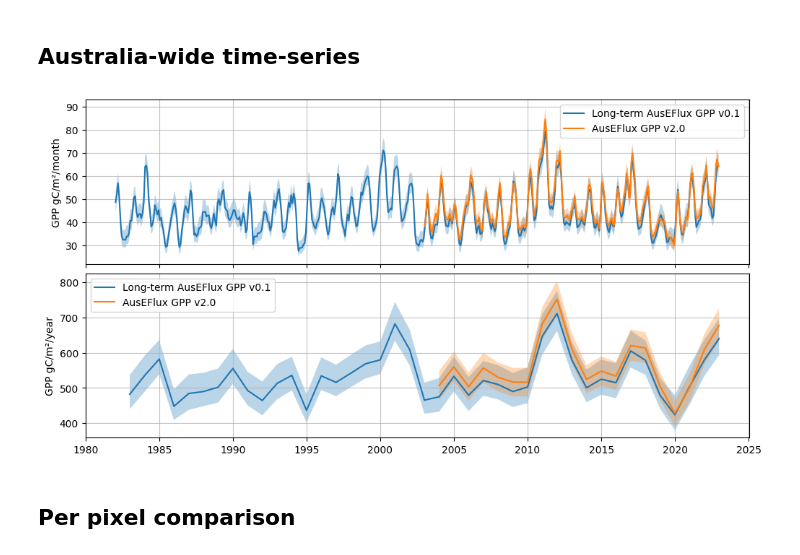
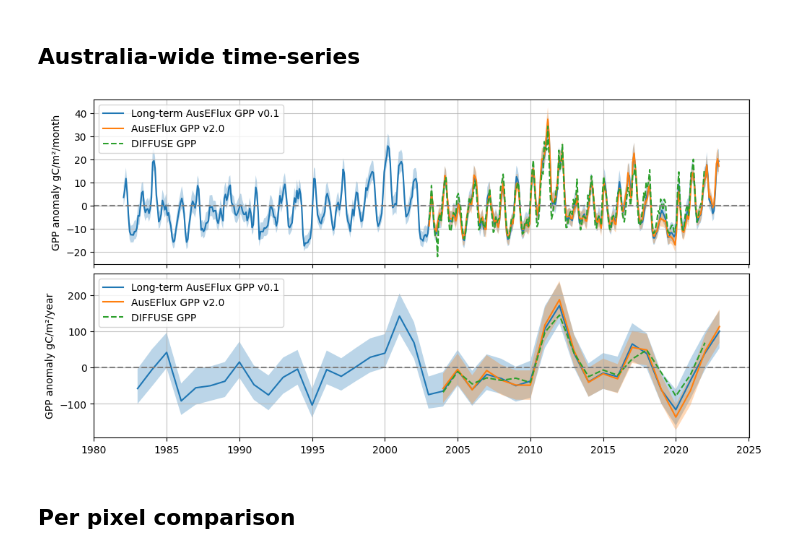
Before and after one commit to cbur24/Aus_CO2_fertilisation, a Jupyter notebook: notebooks/analysis/Compare_AusEFlux_versions.ipynb, the cells around one changed output. Cells and saved outputs as stored; diff of their text form; code cells hidden in the pictures.

```diff
--- a/notebooks/analysis/Compare_AusEFlux_versions.ipynb
+++ b/notebooks/analysis/Compare_AusEFlux_versions.ipynb
@@ -70,6 +70,12 @@ files.sort()
 ds_v1 = xr.open_mfdataset(files).sel(time=slice('1982','2022')).compute()#[f'{var}_median']
 ds_v1 = assign_crs(ds_v1, crs='EPSG:4326')
 ds_v1.attrs['nodata'] = np.nan
+
+# Open DIFFUSE-GPP and/or PML-GPP
+path = '/g/data/os22/chad_tmp/Aus_CO2_fertilisation/data/DIFFUSE_GPP_5km_2003_2021.nc'
+# path = '/g/data/os22/chad_tmp/Aus_CO2_fertilisation/data/PML_GPP_5km_2001_2023.nc'
+pml = assign_crs(xr.open_dataset(path), crs='EPSG:4326')
+pml = pml.sel(time=slice('2003','2022'))
 # %% [markdown]
 ## Reproject to common grid
 
@@ -86,51 +92,64 @@ ds_v2 = round_coords(ds_v2)
 # %% [markdown]
 ## Australia-wide time-series
 # %%
-# Long term means
+# Long term per-pixel means
 mean_v1= ds_v1.sel(time=slice('2003','2022')).mean('time')
 mean_v2 = ds_v2.sel(time=slice('2003','2022')).mean('time')
+mean_pml = pml.sel(time=slice('2003','2022')).mean('time')
 
 #nan mask
 mask = ~np.isnan(mean_v2[f'{var}_median'])
 
-# Annual mean timeseries
+# Annual sum timeseries
 annual_mean_v1 = ds_v1.resample(time='YE').sum().where(mask)
 annual_mean_v2 = ds_v2.resample(time='YE').sum().where(mask)
+annual_mean_pml = pml.resample(time='YE').sum().where(mask)
+
+# long term annual per-pixel sum mean
+summed_annual_v1 = annual_mean_v1[f'{var}_median'].sel(time=slice('2003','2022')).mean('time')
+summed_annual_v2 = annual_mean_v2[f'{var}_median'].sel(time=slice('2003','2022')).mean('time')
+summed_annual_pml = annual_mean_pml[f'{var}'].sel(time=slice('2003','2022')).mean('time')
 # %%
 fig,ax=plt.subplots(2,1, figsize=(10,5), layout='constrained', sharex=True)
 
-ds_v1[f'{var}_median'].mean(['latitude', 'longitude']).plot(ax=ax[0], label=f'Long-term AusEFlux {var} v0.1')
-upper_v1 = ds_v1[f'{var}_25th_percentile'].mean(['latitude', 'longitude'])
-lower_v1 = ds_v1[f'{var}_75th_percentile'].mean(['latitude', 'longitude'])
+(ds_v1[f'{var}_median'] - mean_v1[f'{var}_median']).mean(['latitude', 'longitude']).plot(ax=ax[0], label=f'Long-term AusEFlux {var} v0.1')
+upper_v1 = (ds_v1[f'{var}_25th_percentile'] - mean_v1[f'{var}_median']).mean(['latitude', 'longitude'])
+lower_v1 = (ds_v1[f'{var}_75th_percentile'] - mean_v1[f'{var}_median']).mean(['latitude', 'longitude'])
 ax[0].fill_between(ds_v1.time, lower_v1, upper_v1, alpha=0.3)
 
-ds_v2[f'{var}_median'].mean(['latitude', 'longitude']).plot(ax=ax[0], label=f'AusEFlux {var} v2.0')
-upper_v2 = ds_v2[f'{var}_25th_percentile'].mean(['latitude', 'longitude'])
-lower_v2 = ds_v2[f'{var}_75th_percentile'].mean(['latitude', 'longitude'])
+(ds_v2[f'{var}_median'] - mean_v2[f'{var}_median']).mean(['latitude', 'longitude']).plot(ax=ax[0], label=f'AusEFlux {var} v2.0')
+upper_v2 = (ds_v2[f'{var}_25th_percentile'] - mean_v2[f'{var}_median']).mean(['latitude', 'longitude'])
+lower_v2 = (ds_v2[f'{var}_75th_percentile'] - mean_v2[f'{var}_median']).mean(['latitude', 'longitude'])
 ax[0].fill_between(ds_v2.time, lower_v2, upper_v2, alpha=0.3)
 
-annual_mean_v1[f'{var}_median'].mean(['latitude', 'longitude']).plot(ax=ax[1], label=f'Long-term AusEFlux {var} v0.1')
-upper_v1 = annual_mean_v1[f'{var}_25th_percentile'].mean(['latitude', 'longitude'])
-lower_v1 = annual_mean_v1[f'{var}_75th_percentile'].mean(['latitude', 'longitude'])
+(pml[f'{var}'] - mean_pml[f'{var}']).mean(['latitude', 'longitude']).plot(ax=ax[0], label=f'DIFFUSE {var}', linestyle='--')
+ax[0].axhline(0, linestyle='--', c='grey')
+
+(annual_mean_v1[f'{var}_median'] - summed_annual_v1).mean(['latitude', 'longitude']).plot(ax=ax[1], label=f'Long-term AusEFlux {var} v0.1')
+upper_v1 = (annual_mean_v1[f'{var}_25th_percentile']- summed_annual_v1).mean(['latitude', 'longitude'])
+lower_v1 = (annual_mean_v1[f'{var}_75th_percentile']- summed_annual_v1).mean(['latitude', 'longitude'])
 ax[1].fill_between(annual_mean_v1.time, lower_v1, upper_v1, alpha=0.3)
 
-annual_mean_v2[f'{var}_median'].mean(['latitude', 'longitude']).plot(ax=ax[1], label=f'AusEFlux {var} v2.0')
-upper_v2 = annual_mean_v2[f'{var}_25th_percentile'].mean(['latitude', 'longitude'])
-lower_v2 = annual_mean_v2[f'{var}_75th_percentile'].mean(['latitude', 'longitude'])
+(annual_mean_v2[f'{var}_median'] - summed_annual_v2).mean(['latitude', 'longitude']).plot(ax=ax[1], label=f'AusEFlux {var} v2.0')
+upper_v2 = (annual_mean_v2[f'{var}_25th_percentile']- summed_annual_v2).mean(['latitude', 'longitude'])
+lower_v2 = (annual_mean_v2[f'{var}_75th_percentile']- summed_annual_v2).mean(['latitude', 'longitude'])
 ax[1].fill_between(annual_mean_v2.time, lower_v2, upper_v2, alpha=0.3)
+
+(annual_mean_pml[f'{var}'] - summed_annual_pml).mean(['latitude', 'longitude']).plot(ax=ax[1], label=f'DIFFUSE {var}', linestyle='--')
+ax[1].axhline(0, linestyle='--', c='grey')
 
 ax[0].grid(alpha=0.75)
 ax[1].grid(alpha=0.75)
-ax[0].set_ylabel('GPP gC/m\N{SUPERSCRIPT TWO}/month')
-ax[1].set_ylabel('GPP gC/m\N{SUPERSCRIPT TWO}/year')
+ax[0].set_ylabel('GPP anomaly gC/m\N{SUPERSCRIPT TWO}/month')
+ax[1].set_ylabel('GPP anomaly gC/m\N{SUPERSCRIPT TWO}/year')
 ax[0].set_xlabel(None)
 ax[0].set_title(None)
 ax[1].set_title(None)
 ax[1].set_xlabel(None)
 ax[0].legend()
 ax[1].legend();
 # %% [output]
-[figure, old version]
+[figure, new version]
 # %% [markdown]
 ## Per pixel comparison
 # %%
```
Also changed, not shown: parts of 11 cells of this notebook, 8 other files.
